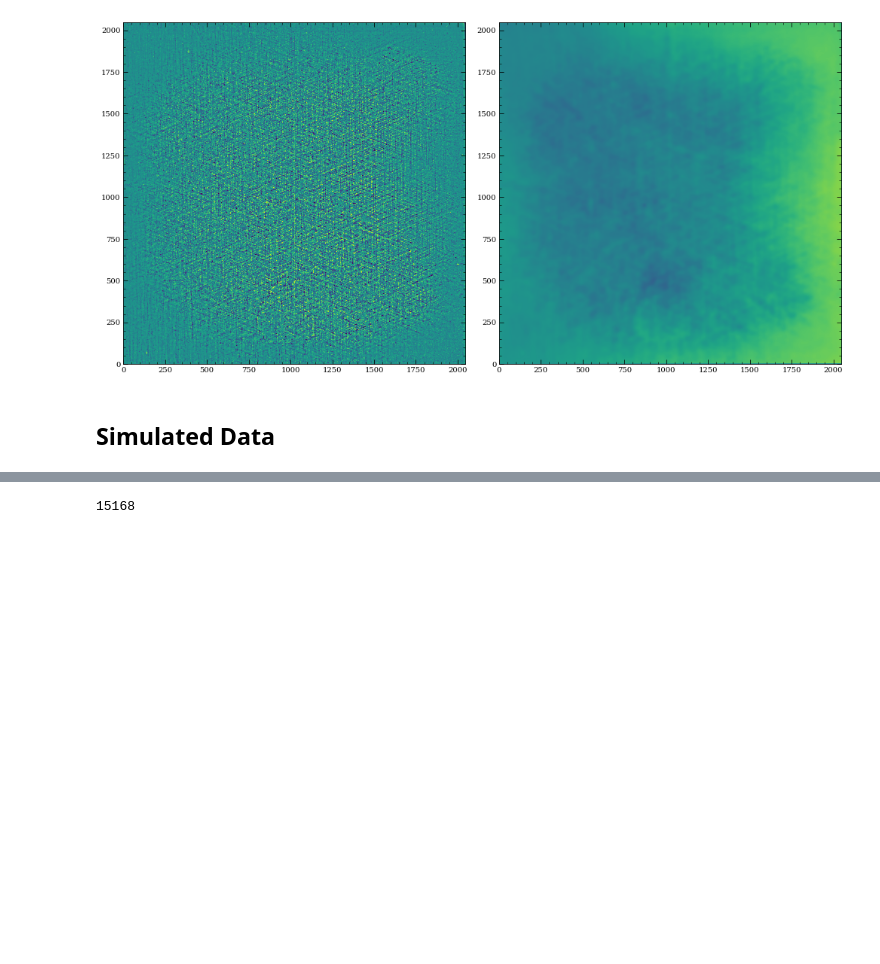
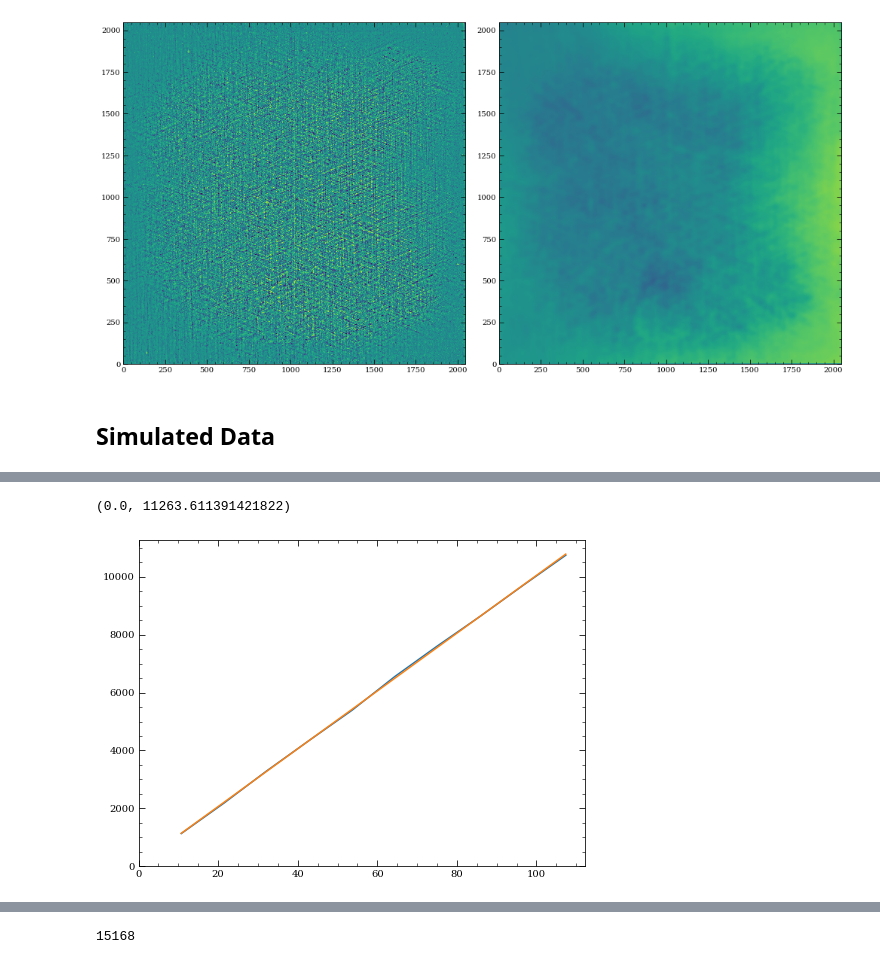
Before and after one commit to JarronL/pynrc, a Jupyter notebook: dev_utils/NIRCam_Flats/NIRCam_nonlin_485.ipynb, the cells around one changed output, grey strips where cells are left out. Saved outputs shown, nothing was run; the diff lists cells and outputs as text; code cells hidden in the pictures; blank space fills up the shorter version.

```diff
--- a/dev_utils/NIRCam_Flats/NIRCam_nonlin_485.ipynb
+++ b/dev_utils/NIRCam_Flats/NIRCam_nonlin_485.ipynb
@@ -196,0 +221,2 @@ fig.tight_layout()
+# %%
+det = pynrc.DetectorOps(485, ngroup=10)
@@ -196,0 +227,30 @@ fig.tight_layout()
+# %%
+# Create a single flat slope image
+im_slope = np.ones([2048,2048]) * 100
+im_slope[det.mask_ref] = 0
+# %%
+kwargs = {
+    'out_ADU'            : True,
+    'include_poisson'    : True,
+    'include_dark'       : True,
+    'include_bias'       : True,
+    'include_ktc'        : True,
+    'include_rn'         : True,
+    'include_cpink'      : True,
+    'include_upink'      : True,
+    'include_acn'        : True,
+    'apply_ipc'          : True,
+    'apply_ppc'          : True,
+    'include_refoffsets' : True,
+    'include_refinst'    : True,
+    'include_colnoise'   : True,
+    'amp_crosstalk'      : True,
+    'add_crs'            : True,
+    'apply_nonlinearity' : False,
+    'random_nonlin'      : True,
+    'apply_flats'        : False,
+}
+
+# Create a single ramp in detector coordinates
+#  (because all cal files are in that orientation)
+ramp = pynrc.simul.ngNRC.simulate_detector_ramp(det, dco, im_slope=im_slope, cframe='det', **kwargs)
@@ -196,0 +294,15 @@ fig.tight_layout()
+# %%
+fig, ax = plt.subplots(1,1)
+
+ix, iy = (100, 100)
+yvals = res[:, iy, ix]
+yfit = jl_poly(tvals, cf[:,iy,ix])
+
+ax.plot(tvals, yvals)
+ax.plot(tvals, yfit)
+
+ax.set_xlim([0,ax.get_xlim()[1]])
+ax.set_ylim([0,ax.get_ylim()[1]])
+# %% [output]
+(0.0, 11263.611391421822)
+[figure, added]
```
Also changed, not shown: parts of 6 cells of this notebook.
